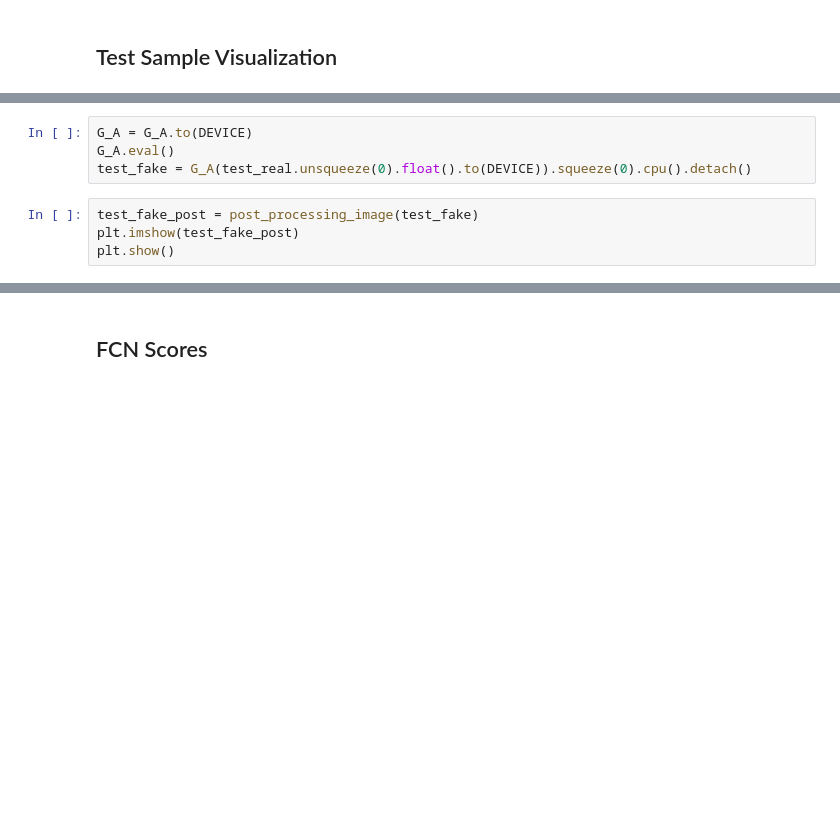
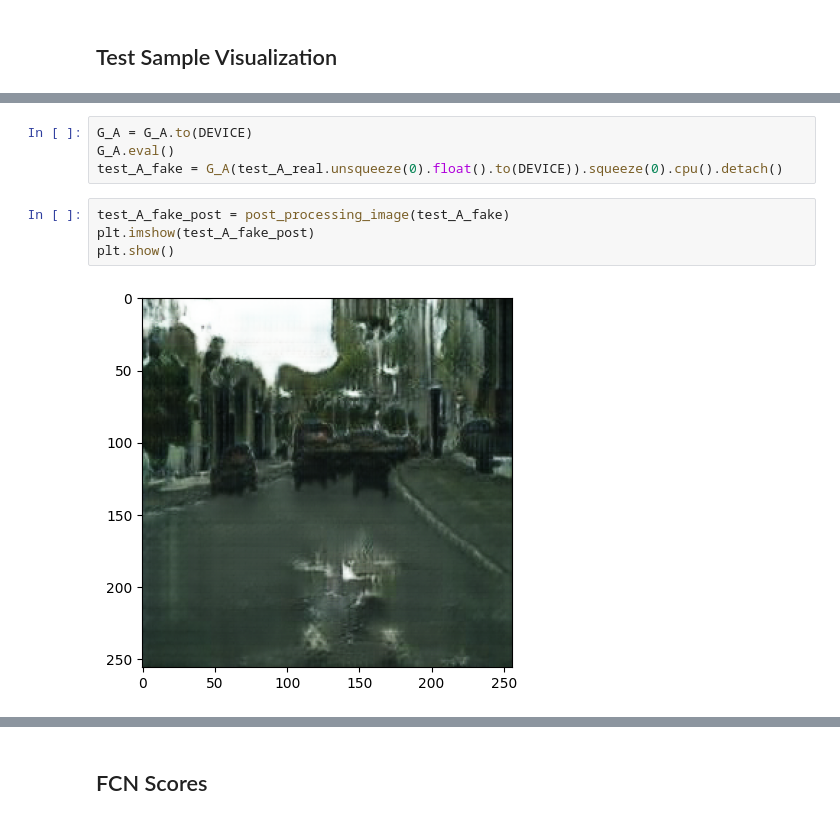
Before and after one commit to yanliangchensvv2333/Reproducing-and-Extending-the-CycleGAN-Model, a Jupyter notebook: CycleGAN_Draft1.ipynb, the cells around one changed output, grey strips where cells are left out. Saved outputs shown, nothing was run; the diff lists cells and outputs as text; blank space fills up the shorter version.

```diff
--- a/CycleGAN_Draft1.ipynb
+++ b/CycleGAN_Draft1.ipynb
@@ -483,8 +537,10 @@ plt.show()
 # %%
 G_A = G_A.to(DEVICE)
 G_A.eval()
-test_fake = G_A(test_real.unsqueeze(0).float().to(DEVICE)).squeeze(0).cpu().detach()
+test_A_fake = G_A(test_A_real.unsqueeze(0).float().to(DEVICE)).squeeze(0).cpu().detach()
 # %%
-test_fake_post = post_processing_image(test_fake)
-plt.imshow(test_fake_post)
+test_A_fake_post = post_processing_image(test_A_fake)
+plt.imshow(test_A_fake_post)
 plt.show()
+# %% [output]
+[figure, added]
```
Also changed, not shown: parts of 12 cells of this notebook.
